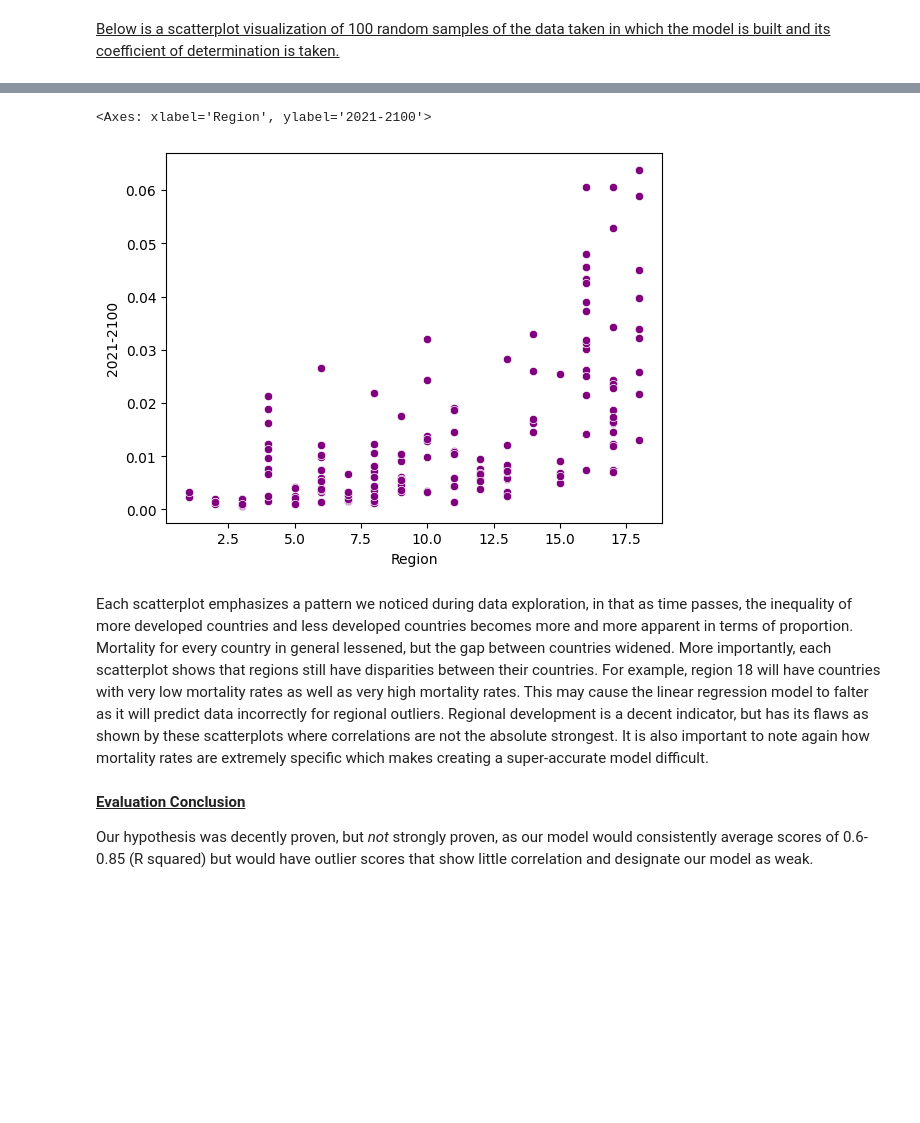
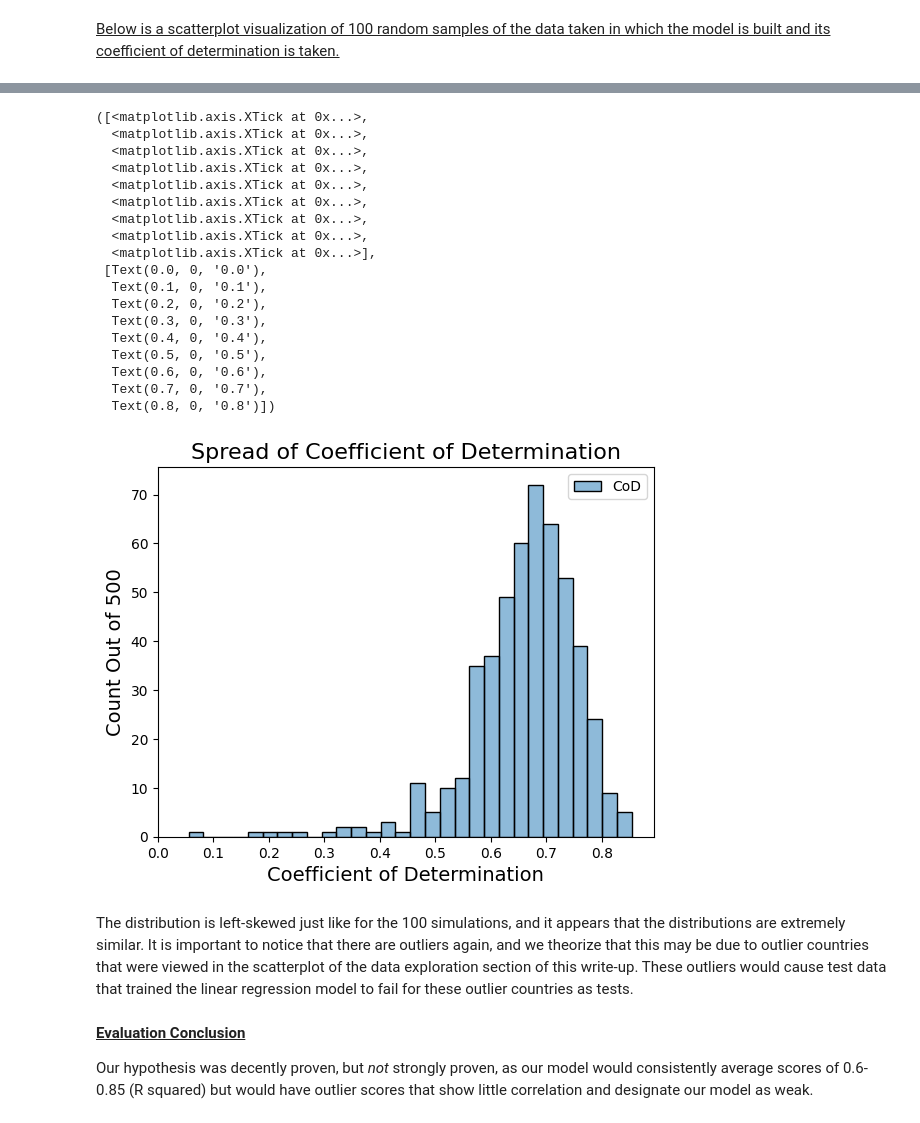
Before and after one commit to dshallal/data110final, a Jupyter notebook: WriteUp.ipynb, the cells around one changed output, grey strips where cells are left out. Saved outputs shown, nothing was run; the diff lists cells and outputs as text; code cells hidden in the pictures; blank space fills up the shorter version.

Commit message:
writeup

```diff
--- a/WriteUp.ipynb
+++ b/WriteUp.ipynb
@@ -321,10 +214,36 @@ sns.scatterplot(data=final_dataset, x="Region", y="1951-2020", color="green")
-# %%
-sns.scatterplot(data=final_dataset, x="Region", y="2021-2100", color="purple")
-# %% [output]
-<Axes: xlabel='Region', ylabel='2021-2100'>
-[figure, removed]
-# %% [markdown]
-Each scatterplot emphasizes a pattern we noticed during data exploration, in that as time passes, the inequality of more developed countries and less developed countries becomes more and more apparent in terms of proportion. Mortality for every country in general lessened, but the gap between countries widened. More importantly, each scatterplot shows that regions still have disparities between their countries. For example, region 18 will have countries with very low mortality rates as well as very high mortality rates. This may cause the linear regression model to falter as it will predict data incorrectly for regional outliers. Regional development is a decent indicator, but has its flaws as shown by these scatterplots where correlations are not the absolute strongest. It is also important to note again how mortality rates are extremely specific which makes creating a super-accurate model difficult.
+# %%
+# Create a dataframe of coefficients of determination
+coef_df2 = {"CoD" : []}
+for _ in range(500):
+    train_test_data = sampler(final_dataset)
+    coef_df2["CoD"].append(model_creator(train_test_data[0], train_test_data[1], train_test_data[2], train_test_data[3]))
+sns.histplot(data=coef_df2)
+plt.title("Spread of Coefficient of Determination", fontsize=16)
+plt.ylabel("Count Out of 500", fontsize=14)
+plt.xlabel("Coefficient of Determination", fontsize=14)
+plt.xticks(ticks=[0, 0.1, 0.2, 0.3, 0.4, 0.5, 0.6, 0.7, 0.8])
+# %% [output]
+([<matplotlib.axis.XTick at 0x...>,
+  <matplotlib.axis.XTick at 0x...>,
+  <matplotlib.axis.XTick at 0x...>,
+  <matplotlib.axis.XTick at 0x...>,
+  <matplotlib.axis.XTick at 0x...>,
+  <matplotlib.axis.XTick at 0x...>,
+  <matplotlib.axis.XTick at 0x...>,
+  <matplotlib.axis.XTick at 0x...>,
+  <matplotlib.axis.XTick at 0x...>],
+ [Text(0.0, 0, '0.0'),
+  Text(0.1, 0, '0.1'),
+  Text(0.2, 0, '0.2'),
+  Text(0.3, 0, '0.3'),
+  Text(0.4, 0, '0.4'),
+  Text(0.5, 0, '0.5'),
+  Text(0.6, 0, '0.6'),
+  Text(0.7, 0, '0.7'),
+  Text(0.8, 0, '0.8')])
+[figure, added]
+# %% [markdown]
+The distribution is left-skewed just like for the 100 simulations, and it appears that the distributions are extremely similar. It is important to notice that there are outliers again, and we theorize that this may be due to outlier countries that were viewed in the scatterplot of the data exploration section of this write-up. These outliers would cause test data that trained the linear regression model to fail for these outlier countries as tests.
 # %% [markdown]
 <u> **Evaluation Conclusion** </u>
 
```
Also changed, not shown: parts of 17 cells of this notebook.
